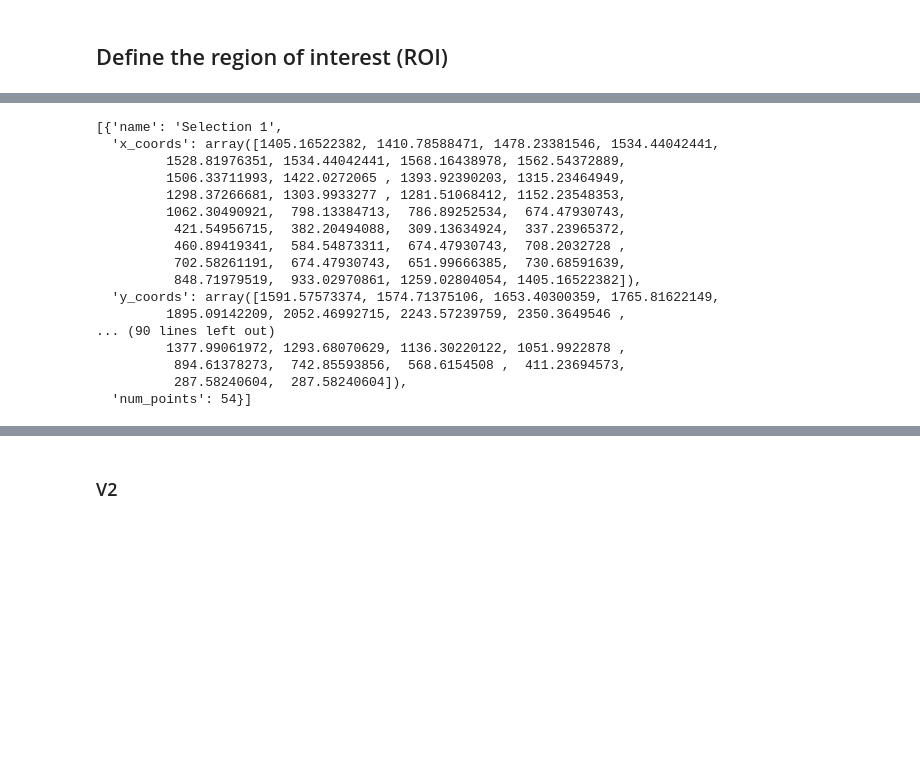
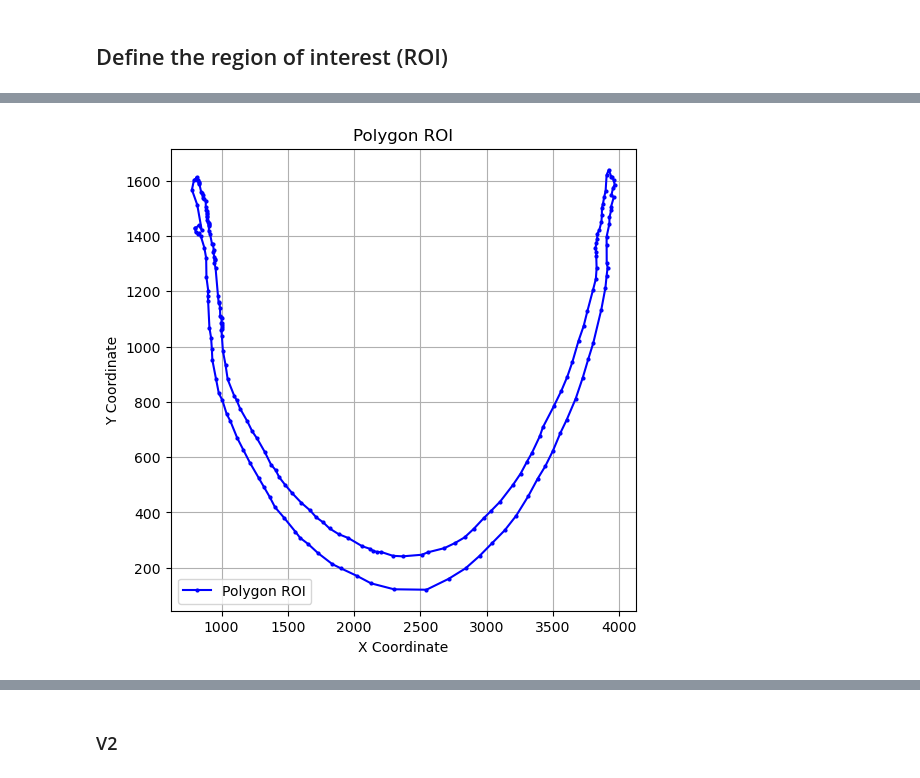
Before and after one commit to xiwang3236/SpatialOmics_cellpose, a Jupyter notebook: resegmentation_pipeline_base.ipynb, the cells around one changed output, grey strips where cells are left out. Saved outputs shown, nothing was run; the diff lists cells and outputs as text; code cells hidden in the pictures; blank space fills up the shorter version.

```diff
--- a/resegmentation_pipeline_base.ipynb
+++ b/resegmentation_pipeline_base.ipynb
@@ -112,36 +99,18 @@ Found 4 sections:
-# %%
-all_sections
-# %% [output]
-[{'name': 'Selection 1',
-  'x_coords': array([1405.16522382, 1410.78588471, 1478.23381546, 1534.44042441,
-         1528.81976351, 1534.44042441, 1568.16438978, 1562.54372889,
-         1506.33711993, 1422.0272065 , 1393.92390203, 1315.23464949,
-         1298.37266681, 1303.9933277 , 1281.51068412, 1152.23548353,
-         1062.30490921,  798.13384713,  786.89252534,  674.47930743,
-          421.54956715,  382.20494088,  309.13634924,  337.23965372,
-          460.89419341,  584.54873311,  674.47930743,  708.2032728 ,
-          702.58261191,  674.47930743,  651.99666385,  730.68591639,
-          848.71979519,  933.02970861, 1259.02804054, 1405.16522382]),
-  'y_coords': array([1591.57573374, 1574.71375106, 1653.40300359, 1765.81622149,
-         1895.09142209, 2052.46992715, 2243.57239759, 2350.3649546 ,
-... (90 lines left out)
-         1377.99061972, 1293.68070629, 1136.30220122, 1051.9922878 ,
-          894.61378273,  742.85593856,  568.6154508 ,  411.23694573,
-          287.58240604,  287.58240604]),
-  'num_points': 54}]
 # %%
 # Read the ROI coordinates from the CSV file
-from SRC_RESEG.crop_image import *
+from src.core.crop_image import *
 
-# # TODO: Comment out if dont have ROI
-# plot_roi(ROI_filepath)
-# polygon_coords = pd.read_csv(ROI_filepath)
+# TODO: Comment out if dont have ROI
+plot_roi(ROI_filepath)
+polygon_coords = pd.read_csv(ROI_filepath)
 
 # polygon_coords = all_sections
 
-# # Extract the X and Y coordinates
-# x_coords = polygon_coords['X']
-# y_coords = polygon_coords['Y']
+# Extract the X and Y coordinates
+x_coords = polygon_coords['X']
+y_coords = polygon_coords['Y']
+# %% [output]
+[figure, added]
 # %%
 mask, masked_img_0 = mask_polygon_from_tif(
     fullres_chanel_0,
```
Also changed, not shown: parts of 10 cells of this notebook.
